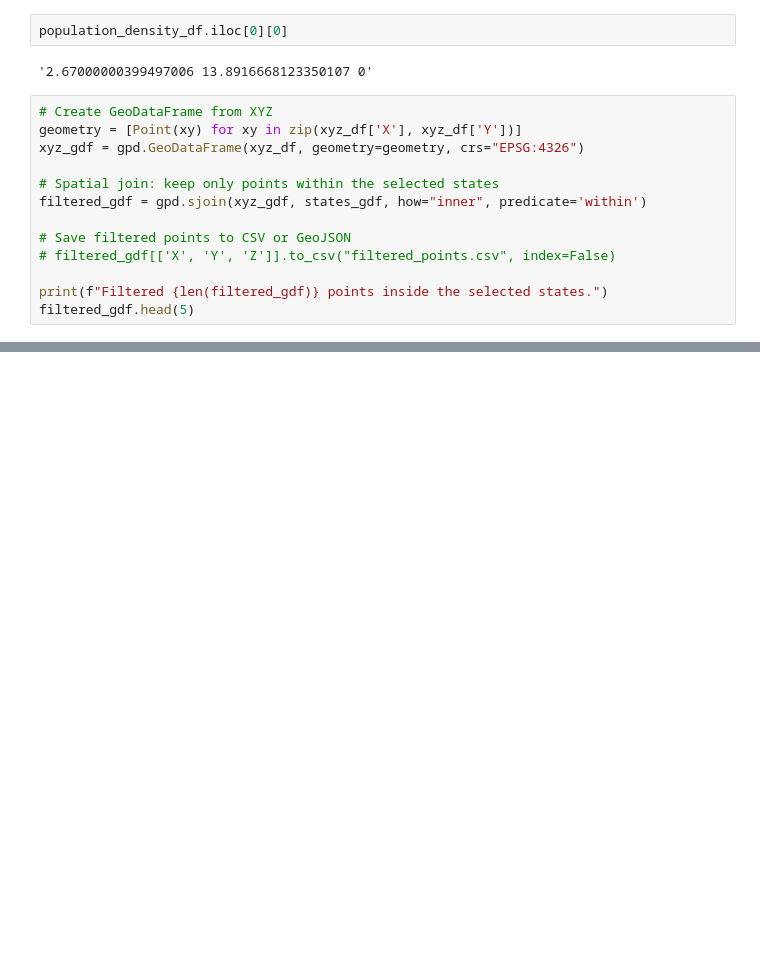
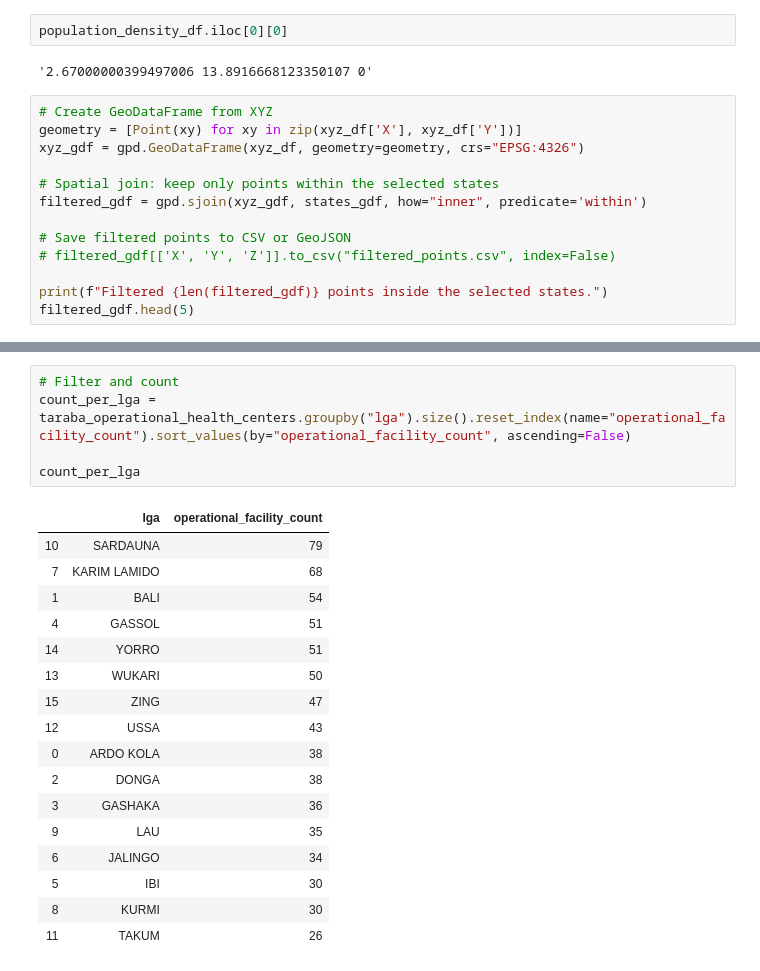
Before and after one commit to guipsamora/notify_health_2, a Jupyter notebook: notify_health.ipynb, the cells around one changed output, grey strips where cells are left out. Cells and saved outputs as stored; diff of their text form; blank space fills up the shorter version.

```diff
--- a/notify_health.ipynb
+++ b/notify_health.ipynb
@@ -49,0 +73,23 @@ filtered_gdf.head(5)
+# %%
+# Filter and count
+count_per_lga = taraba_operational_health_centers.groupby("lga").size().reset_index(name="operational_facility_count").sort_values(by="operational_facility_count", ascending=False)
+
+count_per_lga
+# %% [output]
+|  | lga | operational_facility_count |
+| 10 | SARDAUNA | 79 |
+| 7 | KARIM LAMIDO | 68 |
+| 1 | BALI | 54 |
+| 4 | GASSOL | 51 |
+| 14 | YORRO | 51 |
+| 13 | WUKARI | 50 |
+| 15 | ZING | 47 |
+| 12 | USSA | 43 |
+| 0 | ARDO KOLA | 38 |
+| 2 | DONGA | 38 |
+| 3 | GASHAKA | 36 |
+| 9 | LAU | 35 |
+| 6 | JALINGO | 34 |
+| 5 | IBI | 30 |
+| 8 | KURMI | 30 |
+| 11 | TAKUM | 26 |
```
Also changed, not shown: parts of 13 cells of this notebook, 4 other files.
